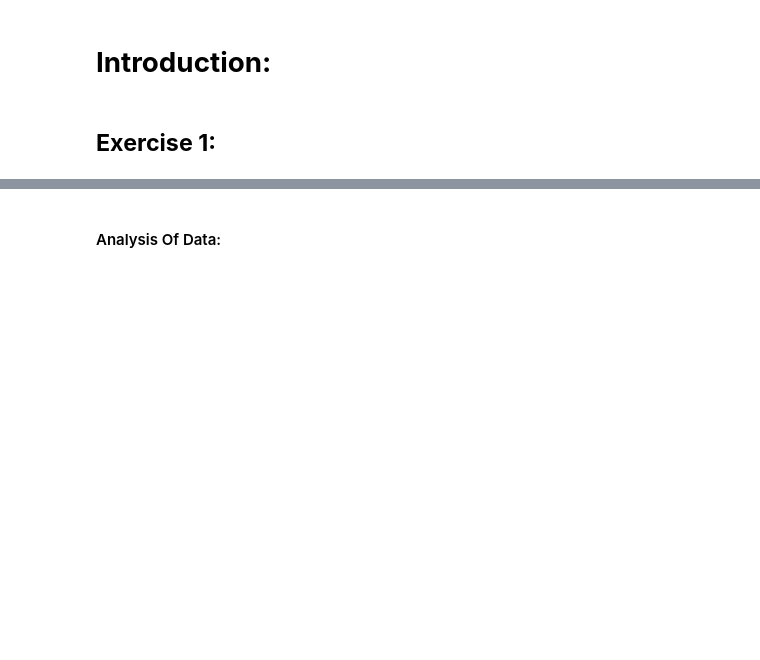
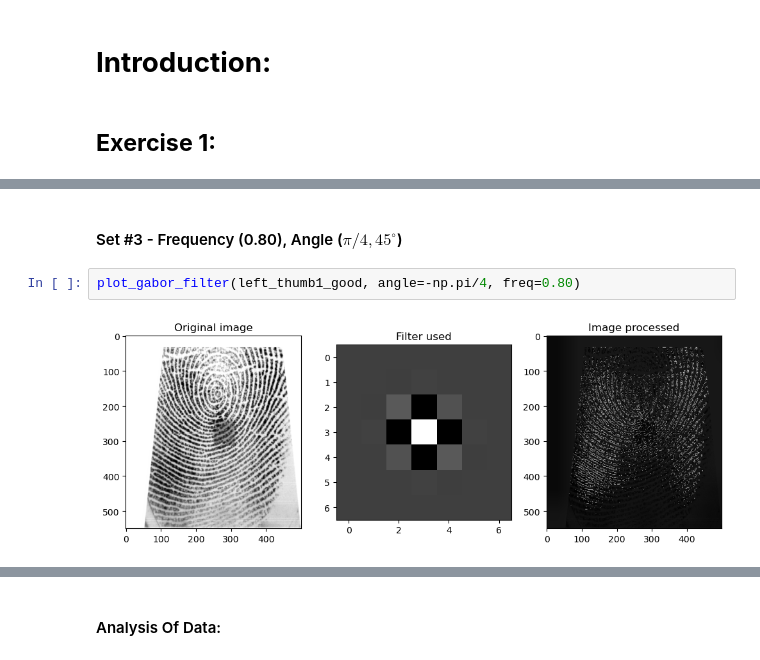
Before and after one commit to MushtabaA/ENCM509-Labs, a Jupyter notebook: Assignment 5/Lab05_Mushtaba_Al Yasseen_Usman_Khan_2024W.ipynb, the cells around one changed output, grey strips where cells are left out. Cells and saved outputs as stored; diff of their text form; blank space fills up the shorter version.

```diff
--- a/Assignment 5/Lab05_Mushtaba_Al Yasseen_Usman_Khan_2024W.ipynb
+++ b/Assignment 5/Lab05_Mushtaba_Al Yasseen_Usman_Khan_2024W.ipynb
@@ -58,0 +100,6 @@ mpl.rc('image', cmap='gray')
+# %% [markdown]
+#### Set #3 - Frequency (0.80), Angle ($\pi/4, 45^{\circ }$)
+# %%
+plot_gabor_filter(left_thumb1_good, angle=-np.pi/4, freq=0.80)
+# %% [output]
+[figure, added]
```
Also changed, not shown: parts of 11 cells of this notebook.
